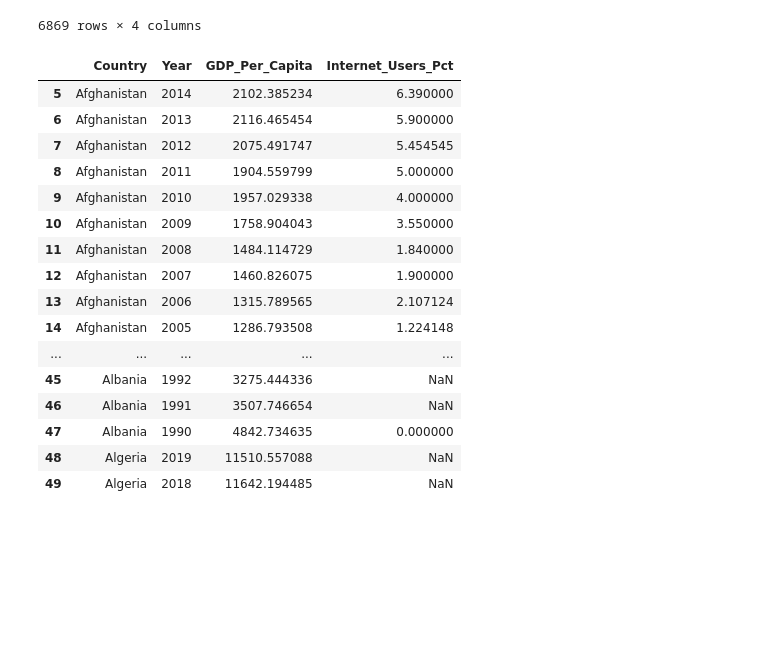
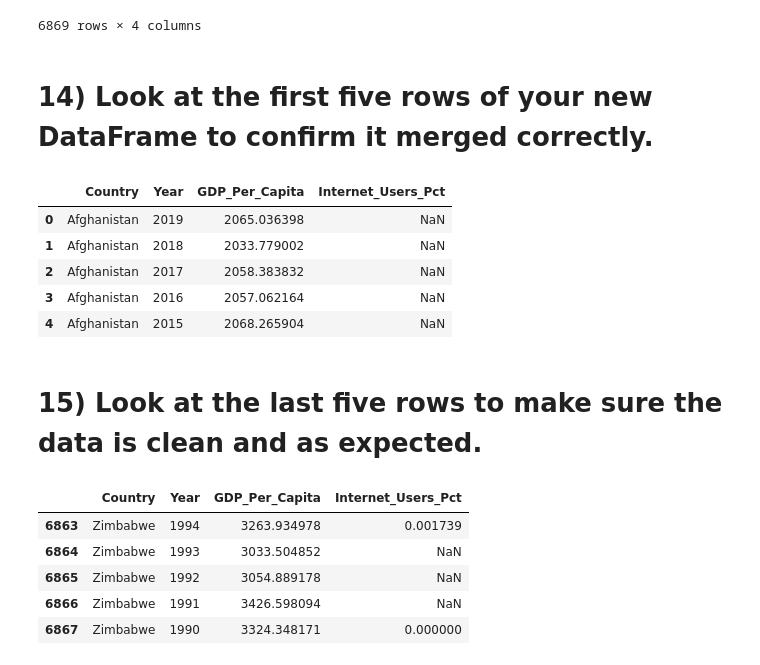
Before and after one commit to ABscott94/gdp_internet_usage_python, a Jupyter notebook: notebooks/gdp-internet-un-notebook.ipynb, the cells around one changed output. Cells and saved outputs as stored; diff of their text form; code cells hidden in the pictures; blank space fills up the shorter version.

```diff
--- a/notebooks/gdp-internet-un-notebook.ipynb
+++ b/notebooks/gdp-internet-un-notebook.ipynb
@@ -205,23 +219,25 @@ gdp_and_internet_use
 | 6867 | Zimbabwe | 1990 | 3324.348171 | 0.0 |
 | 6868 | footnoteSeqID | Footnote | NaN | NaN |
 6869 rows × 4 columns
+# %% [markdown]
+# 14) Look at the first five rows of your new DataFrame to confirm it merged correctly.
 # %%
-gdp_and_internet_use[5:50]
+gdp_and_internet_use[0:5]
 # %% [output]
 |  | Country | Year | GDP_Per_Capita | Internet_Users_Pct |
-| 5 | Afghanistan | 2014 | 2102.385234 | 6.390000 |
-| 6 | Afghanistan | 2013 | 2116.465454 | 5.900000 |
-| 7 | Afghanistan | 2012 | 2075.491747 | 5.454545 |
-| 8 | Afghanistan | 2011 | 1904.559799 | 5.000000 |
-| 9 | Afghanistan | 2010 | 1957.029338 | 4.000000 |
-| 10 | Afghanistan | 2009 | 1758.904043 | 3.550000 |
-| 11 | Afghanistan | 2008 | 1484.114729 | 1.840000 |
-| 12 | Afghanistan | 2007 | 1460.826075 | 1.900000 |
-| 13 | Afghanistan | 2006 | 1315.789565 | 2.107124 |
-| 14 | Afghanistan | 2005 | 1286.793508 | 1.224148 |
-| ... | ... | ... | ... | ... |
-| 45 | Albania | 1992 | 3275.444336 | NaN |
-| 46 | Albania | 1991 | 3507.746654 | NaN |
-| 47 | Albania | 1990 | 4842.734635 | 0.000000 |
-| 48 | Algeria | 2019 | 11510.557088 | NaN |
-| 49 | Algeria | 2018 | 11642.194485 | NaN |
+| 0 | Afghanistan | 2019 | 2065.036398 | NaN |
+| 1 | Afghanistan | 2018 | 2033.779002 | NaN |
+| 2 | Afghanistan | 2017 | 2058.383832 | NaN |
+| 3 | Afghanistan | 2016 | 2057.062164 | NaN |
+| 4 | Afghanistan | 2015 | 2068.265904 | NaN |
+# %% [markdown]
+# 15) Look at the last five rows to make sure the data is clean and as expected.
+# %%
+gdp_and_internet_use[-6:-1]
+# %% [output]
+|  | Country | Year | GDP_Per_Capita | Internet_Users_Pct |
+| 6863 | Zimbabwe | 1994 | 3263.934978 | 0.001739 |
+| 6864 | Zimbabwe | 1993 | 3033.504852 | NaN |
+| 6865 | Zimbabwe | 1992 | 3054.889178 | NaN |
+| 6866 | Zimbabwe | 1991 | 3426.598094 | NaN |
+| 6867 | Zimbabwe | 1990 | 3324.348171 | 0.000000 |
```
Also changed, not shown: parts of 81 cells of this notebook.
